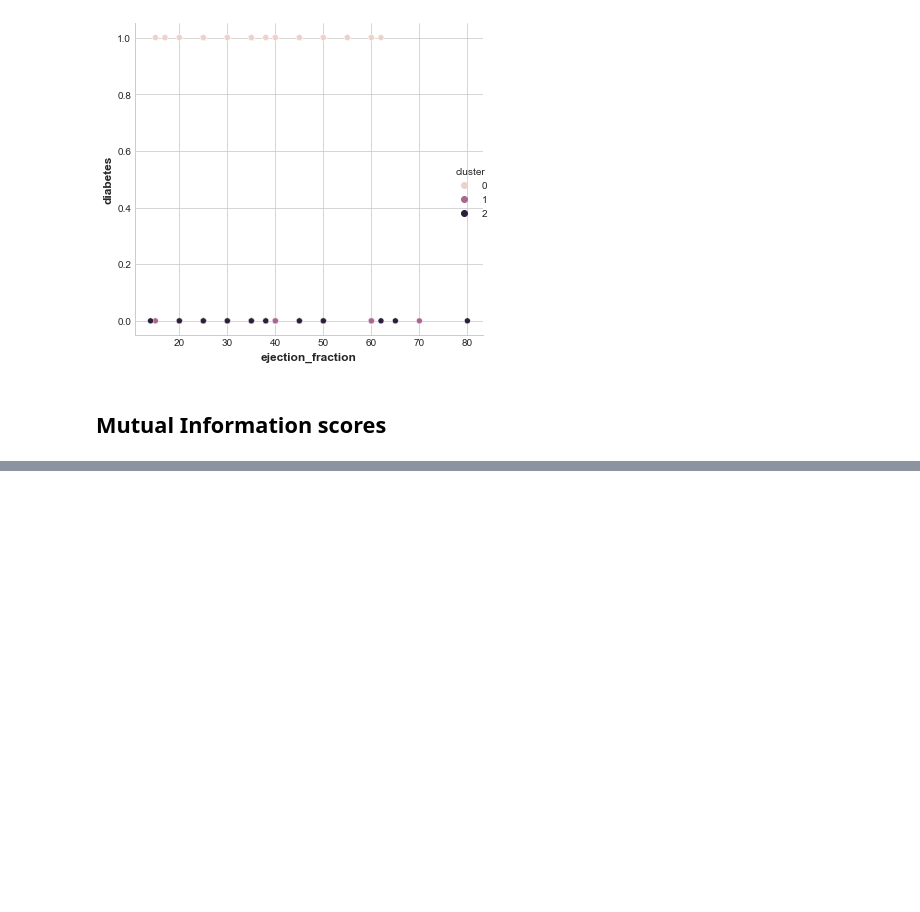
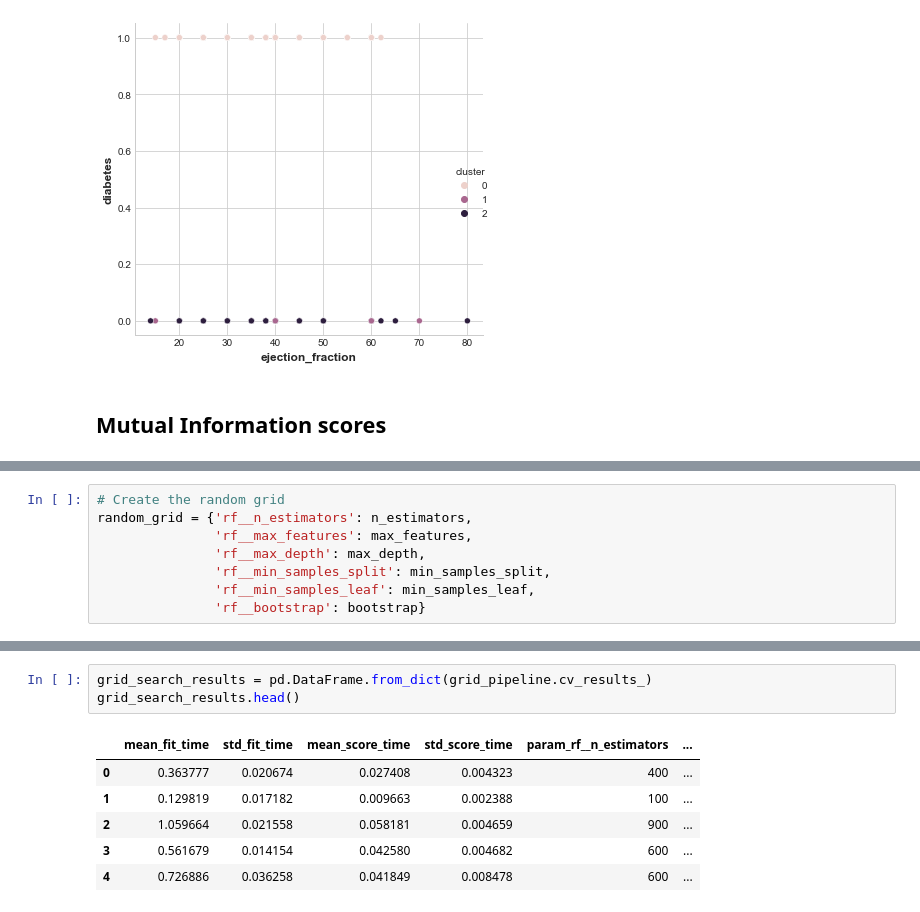
Before and after one commit to joshfuchs/ML_projects, a Jupyter notebook: heart_failure.ipynb, the cells around one changed output, grey strips where cells are left out. Saved outputs shown, nothing was run; the diff lists cells and outputs as text; blank space fills up the shorter version.

```diff
--- a/heart_failure.ipynb
+++ b/heart_failure.ipynb
@@ -191,0 +227,8 @@ ValueError: Unable to convert array of bytes/strings into decimal numbers with d
+# %%
+# Create the random grid
+random_grid = {'rf__n_estimators': n_estimators,
+               'rf__max_features': max_features,
+               'rf__max_depth': max_depth,
+               'rf__min_samples_split': min_samples_split,
+               'rf__min_samples_leaf': min_samples_leaf,
+               'rf__bootstrap': bootstrap}
@@ -191,0 +267,10 @@ ValueError: Unable to convert array of bytes/strings into decimal numbers with d
+# %%
+grid_search_results = pd.DataFrame.from_dict(grid_pipeline.cv_results_)
+grid_search_results.head()
+# %% [output]
+|  | mean_fit_time | std_fit_time | mean_score_time | std_score_time | param_rf__n_estimators | ... |
+| 0 | 0.363777 | 0.020674 | 0.027408 | 0.004323 | 400 | ... |
+| 1 | 0.129819 | 0.017182 | 0.009663 | 0.002388 | 100 | ... |
+| 2 | 1.059664 | 0.021558 | 0.058181 | 0.004659 | 900 | ... |
+| 3 | 0.561679 | 0.014154 | 0.042580 | 0.004682 | 600 | ... |
+| 4 | 0.726886 | 0.036258 | 0.041849 | 0.008478 | 600 | ... |
```
Also changed, not shown: parts of 10 cells of this notebook.
